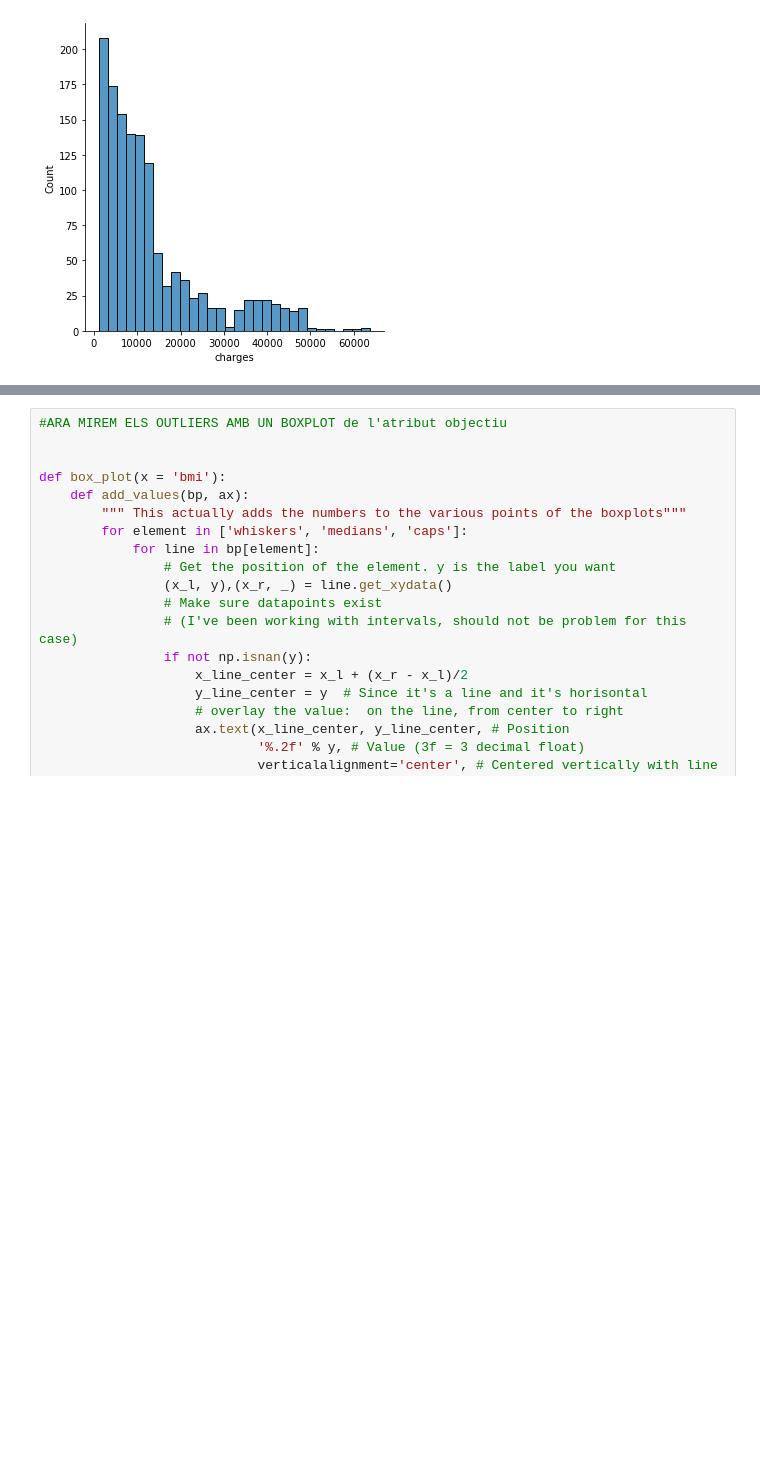
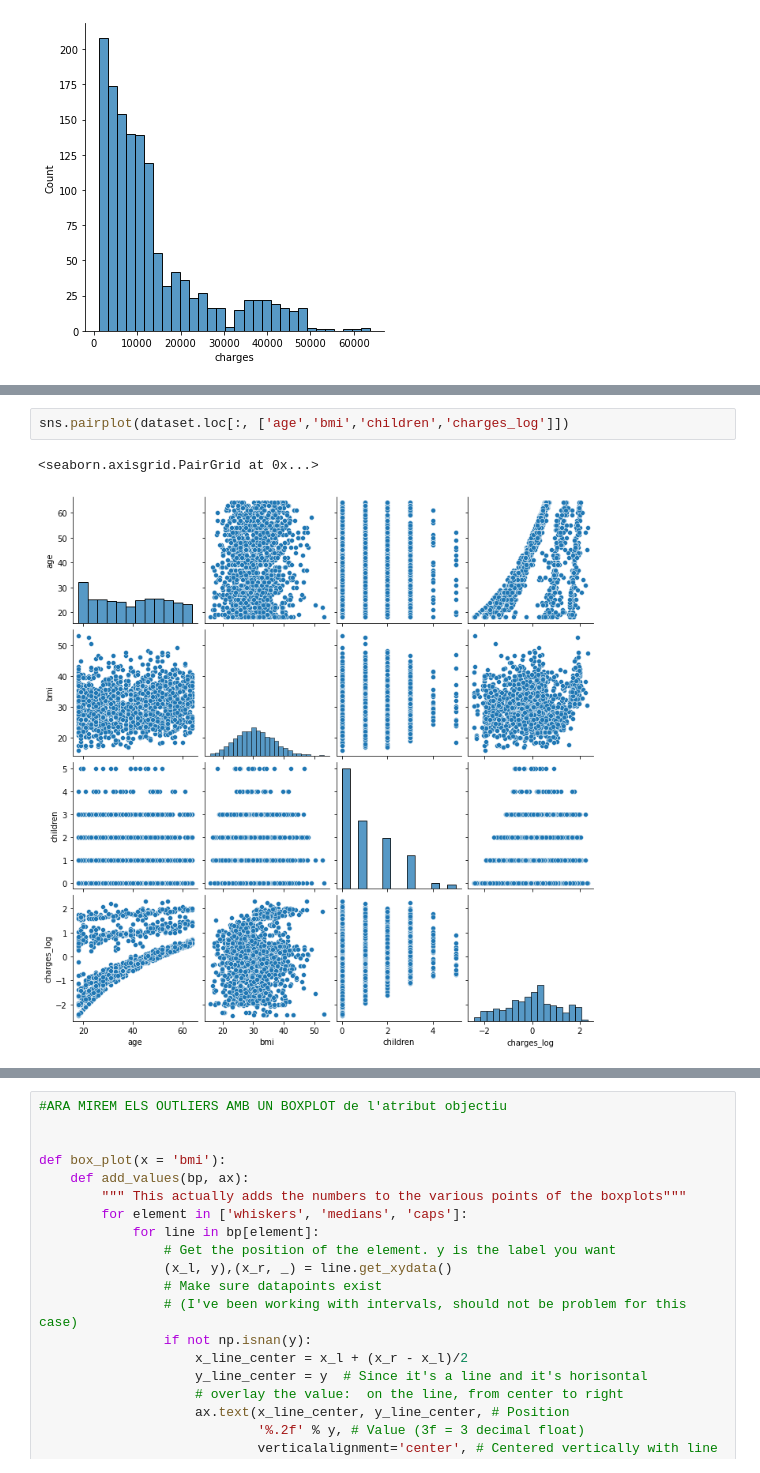
Before and after one commit to AlbaFernandezCor/Practica1_ApC, a Jupyter notebook: prac1.ipynb, the cells around one changed output, grey strips where cells are left out. Saved outputs shown, nothing was run; the diff lists cells and outputs as text; blank space fills up the shorter version.

```diff
--- a/prac1.ipynb
+++ b/prac1.ipynb
@@ -109,0 +132,5 @@ sns.displot(dataset, x="charges")
+# %%
+sns.pairplot(dataset.loc[:, ['age','bmi','children','charges_log']])
+# %% [output]
+<seaborn.axisgrid.PairGrid at 0x...>
+[figure, added]
```
Also changed, not shown: parts of 20 cells of this notebook.
